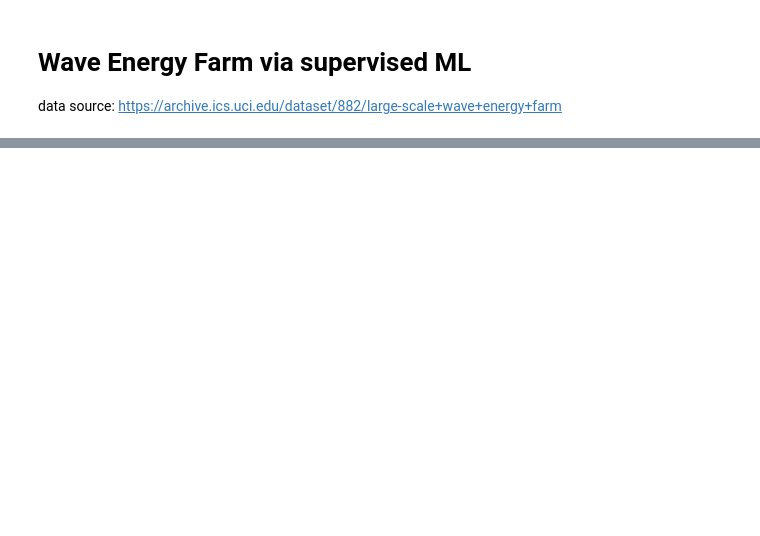
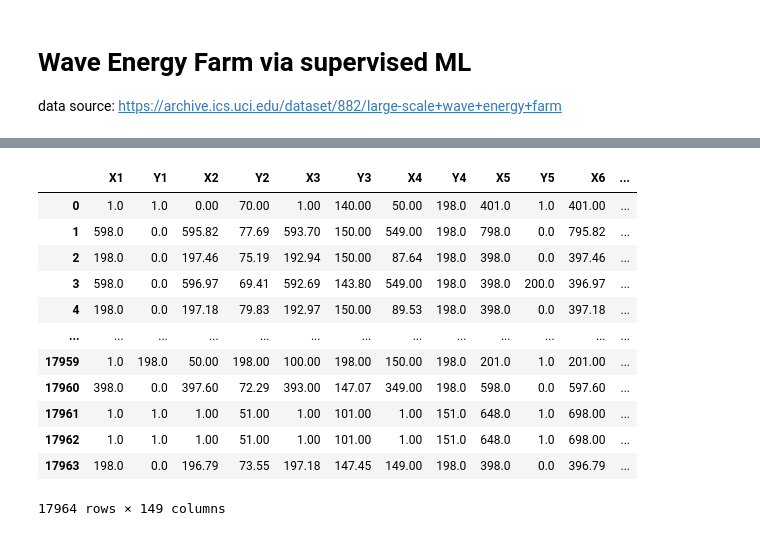
Before and after one commit to TianTao1111/Prediction-of-Wave-Energy-Farm, a Jupyter notebook: Wave Energy Farm via supervised ML.ipynb, the cells around one changed output, grey strips where cells are left out. Cells and saved outputs as stored; diff of their text form; code cells hidden in the pictures; blank space fills up the shorter version.

```diff
--- a/Wave Energy Farm via supervised ML.ipynb
+++ b/Wave Energy Farm via supervised ML.ipynb
@@ -5,0 +59,16 @@ data source: https://archive.ics.uci.edu/dataset/882/large-scale+wave+energy+far
+# %%
+df_sydney_49
+# %% [output]
+|  | X1 | Y1 | X2 | Y2 | X3 | Y3 | X4 | Y4 | X5 | Y5 | X6 | ... |
+| 0 | 1.0 | 1.0 | 0.00 | 70.00 | 1.00 | 140.00 | 50.00 | 198.0 | 401.0 | 1.0 | 401.00 | ... |
+| 1 | 598.0 | 0.0 | 595.82 | 77.69 | 593.70 | 150.00 | 549.00 | 198.0 | 798.0 | 0.0 | 795.82 | ... |
+| 2 | 198.0 | 0.0 | 197.46 | 75.19 | 192.94 | 150.00 | 87.64 | 198.0 | 398.0 | 0.0 | 397.46 | ... |
+| 3 | 598.0 | 0.0 | 596.97 | 69.41 | 592.69 | 143.80 | 549.00 | 198.0 | 398.0 | 200.0 | 396.97 | ... |
+| 4 | 198.0 | 0.0 | 197.18 | 79.83 | 192.97 | 150.00 | 89.53 | 198.0 | 398.0 | 0.0 | 397.18 | ... |
+| ... | ... | ... | ... | ... | ... | ... | ... | ... | ... | ... | ... | ... |
+| 17959 | 1.0 | 198.0 | 50.00 | 198.00 | 100.00 | 198.00 | 150.00 | 198.0 | 201.0 | 1.0 | 201.00 | ... |
+| 17960 | 398.0 | 0.0 | 397.60 | 72.29 | 393.00 | 147.07 | 349.00 | 198.0 | 598.0 | 0.0 | 597.60 | ... |
+| 17961 | 1.0 | 1.0 | 1.00 | 51.00 | 1.00 | 101.00 | 1.00 | 151.0 | 648.0 | 1.0 | 698.00 | ... |
+| 17962 | 1.0 | 1.0 | 1.00 | 51.00 | 1.00 | 101.00 | 1.00 | 151.0 | 648.0 | 1.0 | 698.00 | ... |
+| 17963 | 198.0 | 0.0 | 196.79 | 73.55 | 197.18 | 147.45 | 149.00 | 198.0 | 398.0 | 0.0 | 396.79 | ... |
+17964 rows × 149 columns
```
Also changed, not shown: parts of 57 cells of this notebook, 16 other files.
